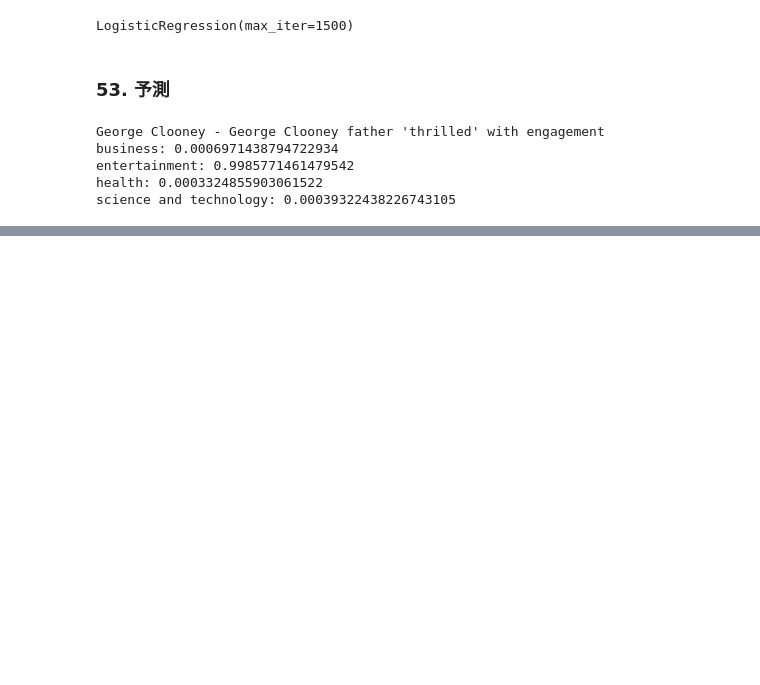
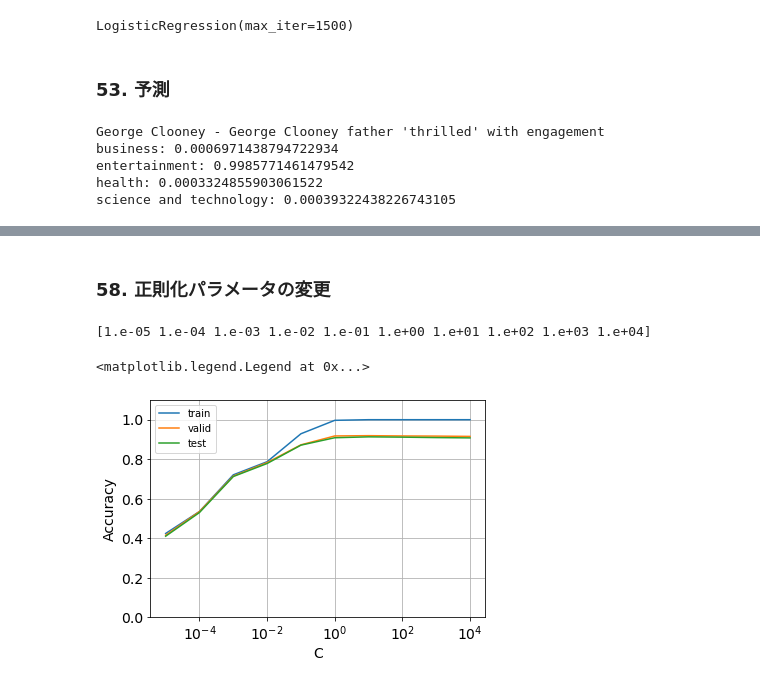
Before and after one commit to marzg510/mynlp100py, a Jupyter notebook: ch06.ipynb, the cells around one changed output, grey strips where cells are left out. Saved outputs shown, nothing was run; the diff lists cells and outputs as text; code cells hidden in the pictures; blank space fills up the shorter version.

```diff
--- a/ch06.ipynb
+++ b/ch06.ipynb
@@ -186,0 +261,8 @@ science and technology: 0.00039322438226743105
+# %%
+names = np.array(vectorizer.get_feature_names())
+labels=['b','t','e','m']
+for c, coef in zip(clf.classes_, clf.coef_): # カテゴリ毎に表示する
+    idx = np.argsort(coef)[::-1]
+    print (dic[c])
+    print (names[idx][:10]) # 重みの高い特徴量トップ10
+    print (names[idx][-10:][::-1]) # 重みの低い特徴量トップ10
@@ -186,0 +290,44 @@ science and technology: 0.00039322438226743105
+# %% [markdown]
+
+### 58. 正則化パラメータの変更
+# %%
+import matplotlib.pyplot as plt
+def calc_scores(c):
+    y_train = train_df['category']
+    y_valid = valid_df['category']
+    y_test = test_df['category']
+
+    clf = LogisticRegression(C=c, max_iter=1500)
+    clf.fit(X_train, y_train)
+
+    y_train_pred = clf.predict(X_train)
+    y_valid_pred = clf.predict(X_valid)
+    y_test_pred = clf.predict(X_test)
+
+    scores = []
+    scores.append(accuracy_score(y_train, y_train_pred))
+    scores.append(accuracy_score(y_valid, y_valid_pred))
+    scores.append(accuracy_score(y_test, y_test_pred))
+    return scores
+
+C = np.logspace(-5, 4, 10, base=10)
+print(C)
+scores = []
+for c in C:
+    scores.append(calc_scores(c))
+scores = np.array(scores).T
+labels = ['train', 'valid', 'test']
+
+for score, label in zip(scores,labels):
+    plt.plot(C, score, label=label)
+plt.ylim(0, 1.1)
+plt.xscale('log')
+plt.xlabel('C', fontsize = 14)
+plt.ylabel('Accuracy', fontsize = 14)
+plt.tick_params(labelsize=14)
+plt.grid(True)
+plt.legend()
+# %% [output]
+[1.e-05 1.e-04 1.e-03 1.e-02 1.e-01 1.e+00 1.e+01 1.e+02 1.e+03 1.e+04]
+<matplotlib.legend.Legend at 0x...>
+[figure, added]
```
Also changed, not shown: parts of 8 cells of this notebook.
